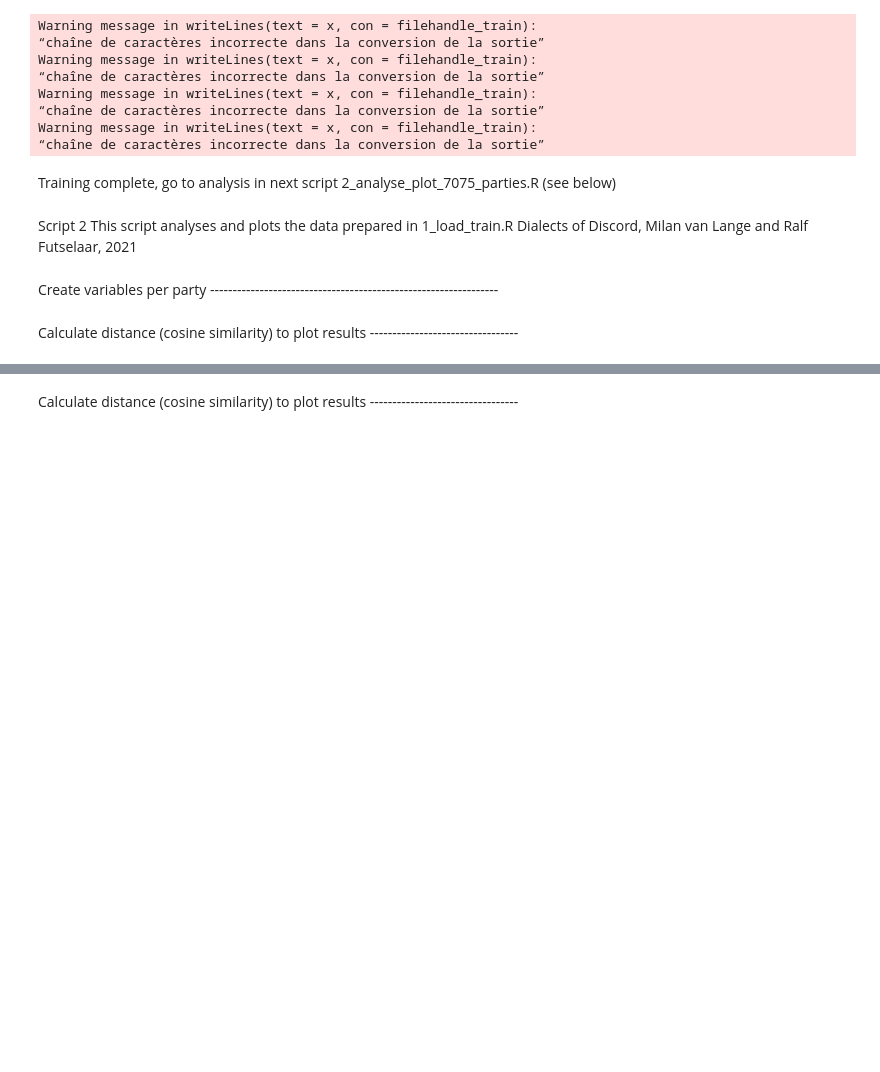
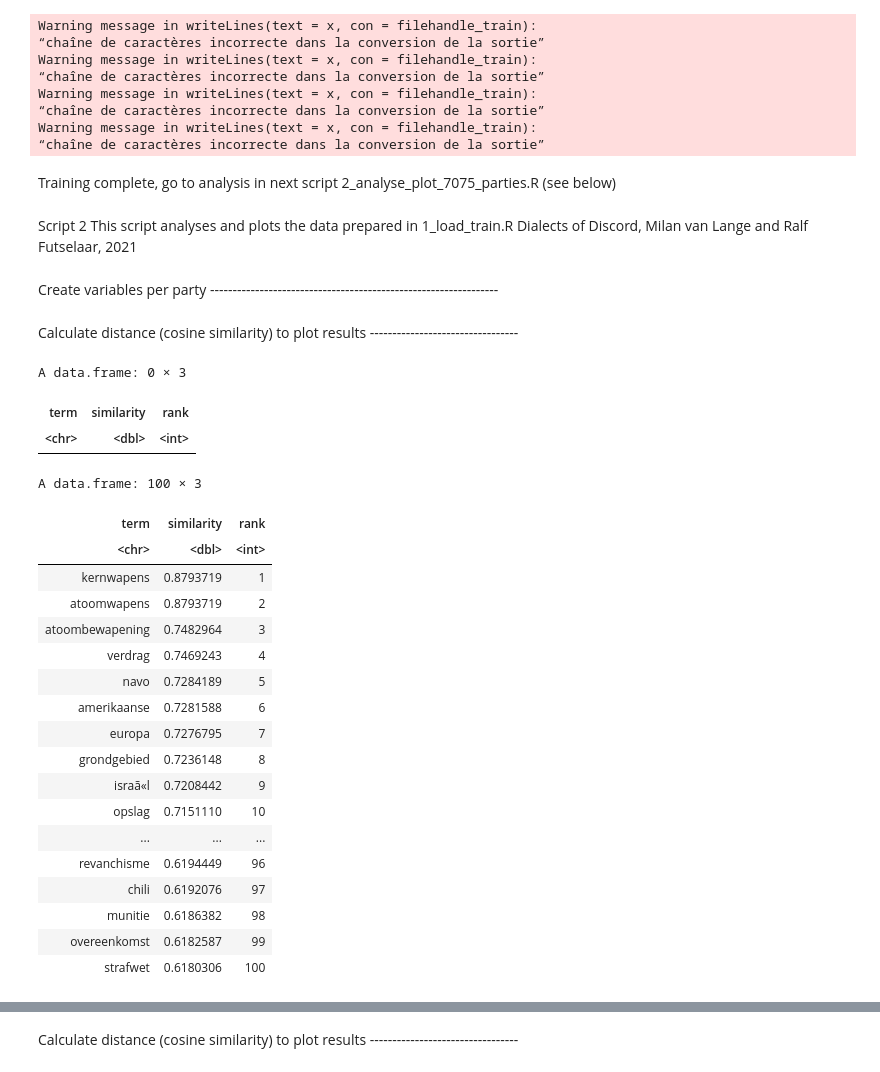
Before and after one commit to jdh-observer/jdh001-9HcfToh7EYm8, a Jupyter notebook: 1_load_train_7075.ipynb, the cells around one changed output, grey strips where cells are left out. Drawn from its saved outputs; the diff is of its cells as text; code cells hidden in the pictures; blank space fills up the shorter version.

```diff
--- a/1_load_train_7075.ipynb
+++ b/1_load_train_7075.ipynb
@@ -194,2 +241,30 @@ comb.wv.vvd <- colMeans(wv.vvd) # this seems to work good, but there is an alter
+# %%
+nns_wv.vvd
+# %% [output]
+A data.frame: 0 × 3
+| term | similarity | rank |
+| <chr> | <dbl> | <int> |
+# %%
+nns_wv.cpn
+# %% [output]
+A data.frame: 100 × 3
+| term | similarity | rank |
+| <chr> | <dbl> | <int> |
+| kernwapens | 0.8793719 | 1 |
+| atoomwapens | 0.8793719 | 2 |
+| atoombewapening | 0.7482964 | 3 |
+| verdrag | 0.7469243 | 4 |
+| navo | 0.7284189 | 5 |
+| amerikaanse | 0.7281588 | 6 |
+| europa | 0.7276795 | 7 |
+| grondgebied | 0.7236148 | 8 |
+| israã«l | 0.7208442 | 9 |
+| opslag | 0.7151110 | 10 |
+| ... | ... | ... |
+| revanchisme | 0.6194449 | 96 |
+| chili | 0.6192076 | 97 |
+| munitie | 0.6186382 | 98 |
+| overeenkomst | 0.6182587 | 99 |
+| strafwet | 0.6180306 | 100 |
 # %%
 # Extract 100 nearest neighbours from 'kernwapen' in vector space
```
Also changed, not shown: parts of 22 cells of this notebook.
